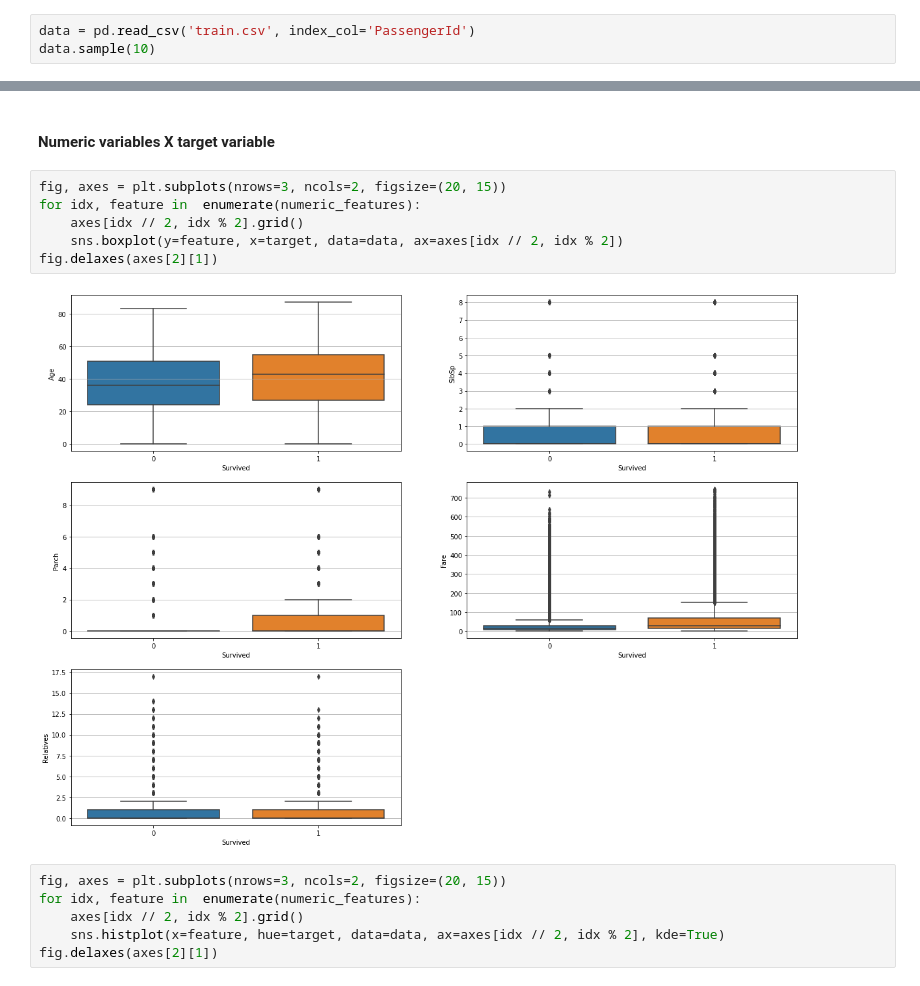
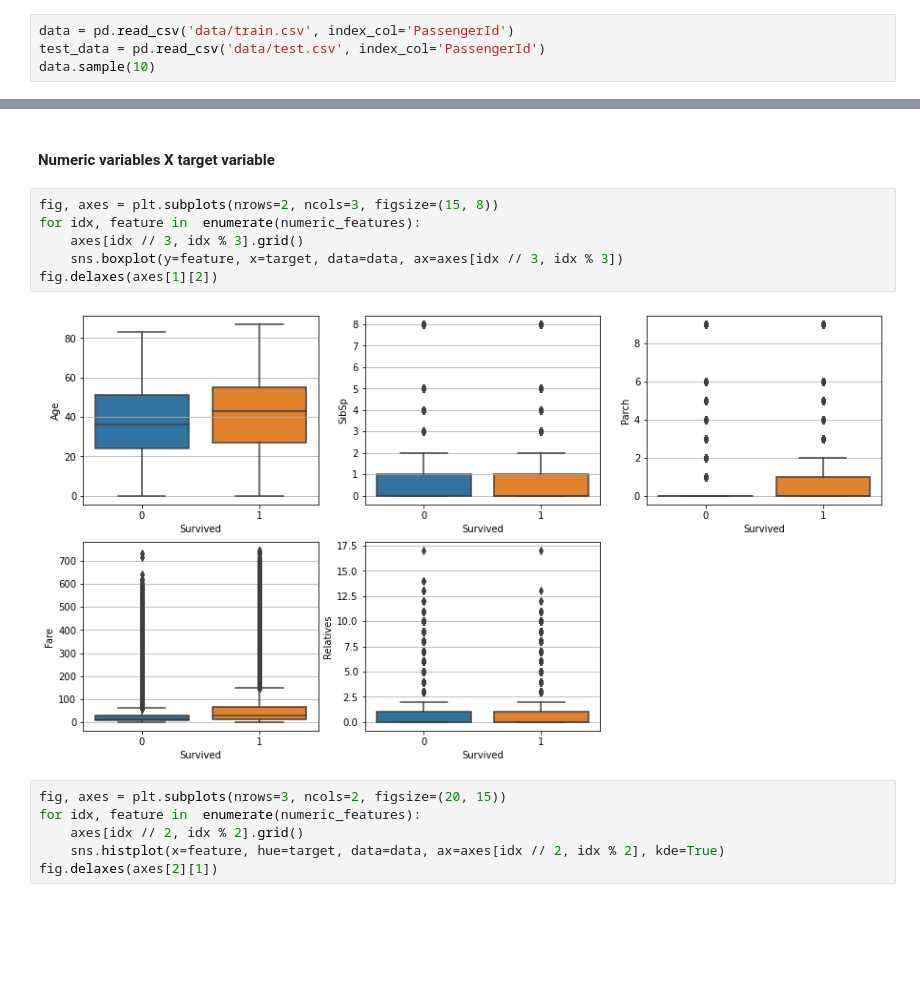
Before and after one commit to MeSugar/synth_competition, a Jupyter notebook: synthanic_competition.ipynb, the cells around one changed output, grey strips where cells are left out. Saved outputs shown, nothing was run; the diff lists cells and outputs as text; blank space fills up the shorter version.

```diff
--- a/synthanic_competition.ipynb
+++ b/synthanic_competition.ipynb
@@ -41,7 +41,8 @@ parch: The dataset defines family relations in this way...
 - Child = daughter, son, stepdaughter, stepson
 - Some children travelled only with a nanny, therefore parch=0 for them.
 # %%
-data = pd.read_csv('train.csv', index_col='PassengerId')
+data = pd.read_csv('data/train.csv', index_col='PassengerId')
+test_data = pd.read_csv('data/test.csv', index_col='PassengerId')
 data.sample(10)
 # %% [output]
 |  | Survived | Pclass | Name | Sex | Age | SibSp | Parch | Ticket | Fare | Cabin | ... |
@@ -452,13 +482,13 @@ categorical_features = [
 # %% [markdown]
 #### Numeric variables X target variable
 # %%
-fig, axes = plt.subplots(nrows=3, ncols=2, figsize=(20, 15))
+fig, axes = plt.subplots(nrows=2, ncols=3, figsize=(15, 8))
 for idx, feature in  enumerate(numeric_features):
-    axes[idx // 2, idx % 2].grid()
-    sns.boxplot(y=feature, x=target, data=data, ax=axes[idx // 2, idx % 2])
-fig.delaxes(axes[2][1])
+    axes[idx // 3, idx % 3].grid()
+    sns.boxplot(y=feature, x=target, data=data, ax=axes[idx // 3, idx % 3])
+fig.delaxes(axes[1][2])
 # %% [output]
-[figure, old version]
+[figure, new version]
 # %%
 fig, axes = plt.subplots(nrows=3, ncols=2, figsize=(20, 15))
 for idx, feature in  enumerate(numeric_features):
```
Also changed, not shown: parts of 82 cells of this notebook.
